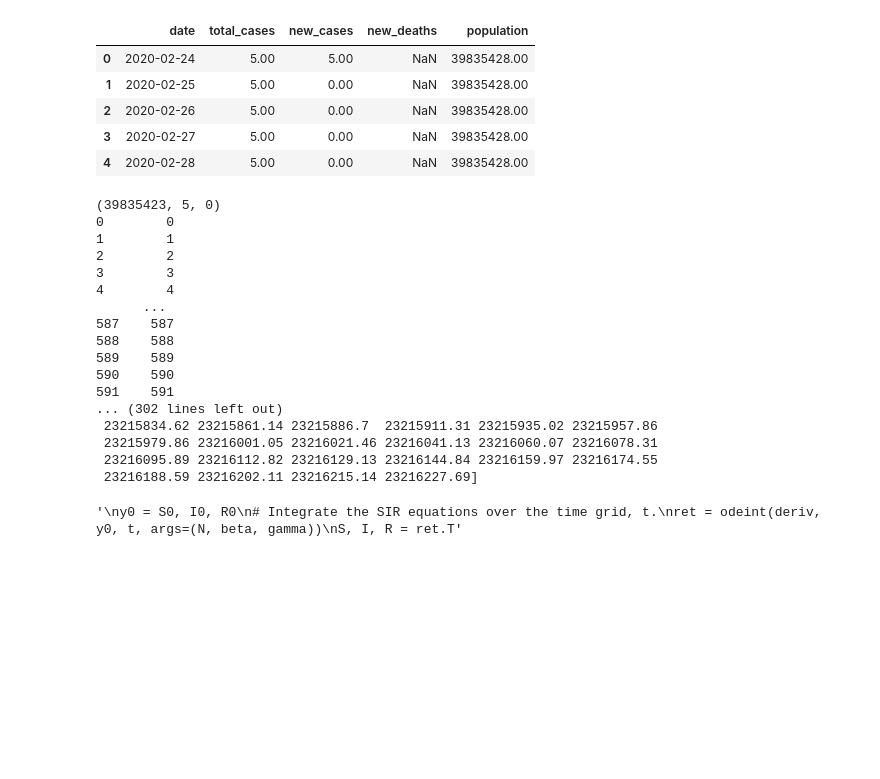
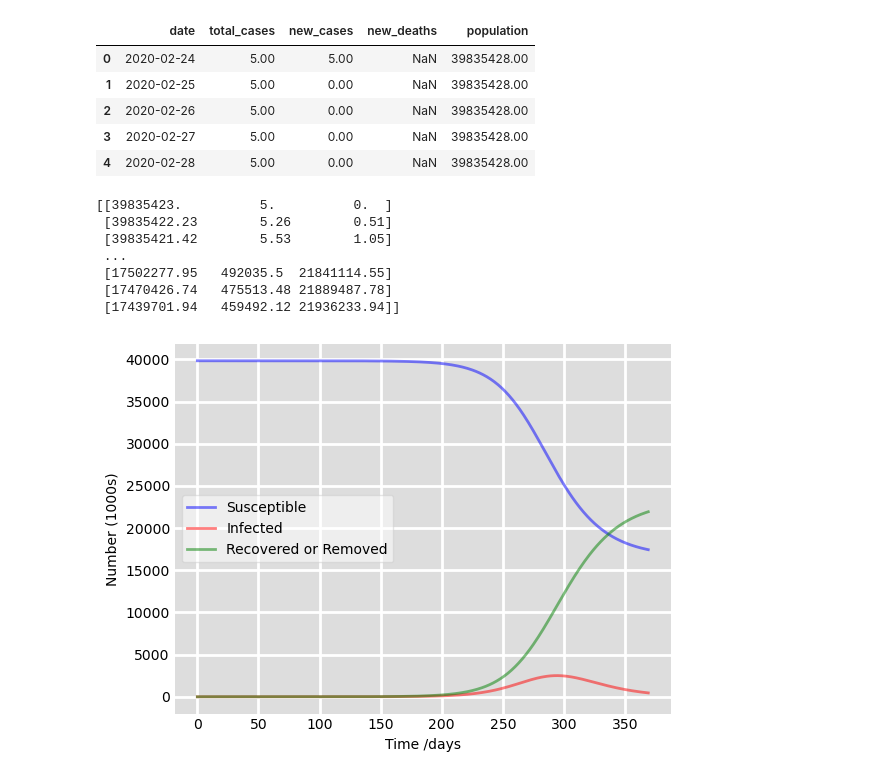
Before and after one commit to donydony228/COVID-19-Time-Series-Predict, a Jupyter notebook: SIR Model.ipynb, the cells around one changed output. Cells and saved outputs as stored; diff of their text form; code cells hidden in the pictures; blank space fills up the shorter version.

```diff
--- a/SIR Model.ipynb
+++ b/SIR Model.ipynb
@@ -227,44 +227,52 @@ def pipeline(data: pd.DataFrame, column: str, forecast_steps: int):
 # %%
 # initialising
 gamma = 1/10  # assuming that recovering days are 10 days
-cutting_point = 0.8
-split_index = int(len(data) * 0.8)
+cutting_point = 0.5
+split_index = int(len(data) * cutting_point)
 training_data = data.iloc[:split_index]
 
 population = int(training_data.iloc[0]['population'])
 initial_cases = int(training_data.iloc[0]['total_cases'])
 S0 = int(population - initial_cases)
 I0 = int(initial_cases)
 R0 = 0
 y0 = (S0, I0, R0)
 
 training_data['date'] = pd.to_datetime(training_data['date'])
 t = (training_data['date'] - training_data['date'].iloc[0]).dt.days  # Calculate the numeric time points (days since the first date)
 
 beta = 0.15  # 後用rolling求
 S_I_R_series = odeint(dAdt, y0, t, args=(population, beta, gamma))
 # ordinary differential equation integration; odeint的三個arguments: 方程式、Y、Xi
 # t is a numeric series, which is necessary for odeint
 S, I, R = S_I_R_series.T
 
 print(S_I_R_series)
+
+fig = plt.figure(facecolor='w')
+ax = fig.add_subplot(111, facecolor='#dddddd', axisbelow=True)
+ax.grid(visible=True, which='major', c='w', lw=2, ls='-')
+ax.plot(t, S/1000, 'b', alpha=0.5, lw=2, label='Susceptible')
+ax.plot(t, I/1000, 'r', alpha=0.5, lw=2, label='Infected')
+ax.plot(t, R/1000, 'g', alpha=0.5, lw=2, label='Recovered or Removed')
+ax.set_xlabel('Time /days')
+ax.set_ylabel('Number (1000s)')
+ax.yaxis.set_tick_params(length=0)
+ax.xaxis.set_tick_params(length=0)
+legend = ax.legend()
+legend.get_frame().set_alpha(0.5)
+for spine in ('top', 'right', 'bottom', 'left'):
+    ax.spines[spine].set_visible(False)
+plt.show()
+
+# find_best_suiting_beta(y0, t_interval)
 # %% [output]
-(39835423, 5, 0)
-0        0
-1        1
-2        2
-3        3
-4        4
-      ...
-587    587
-588    588
-589    589
-590    590
-591    591
-... (302 lines left out)
- 23215834.62 23215861.14 23215886.7  23215911.31 23215935.02 23215957.86
- 23215979.86 23216001.05 23216021.46 23216041.13 23216060.07 23216078.31
- 23216095.89 23216112.82 23216129.13 23216144.84 23216159.97 23216174.55
- 23216188.59 23216202.11 23216215.14 23216227.69]
+[[39835423.          5.          0.  ]
+ [39835422.23        5.26        0.51]
+ [39835421.42        5.53        1.05]
+ ...
+ [17502277.95   492035.5  21841114.55]
+ [17470426.74   475513.48 21889487.78]
+ [17439701.94   459492.12 21936233.94]]
-'\ny0 = S0, I0, R0\n# Integrate the SIR equations over the time grid, t.\nret = odeint(deriv, y0, t, args=(N, beta, gamma))\nS, I, R = ret.T'
+[figure, added]
 # %%
```
Also changed, not shown: parts of 7 cells of this notebook.
